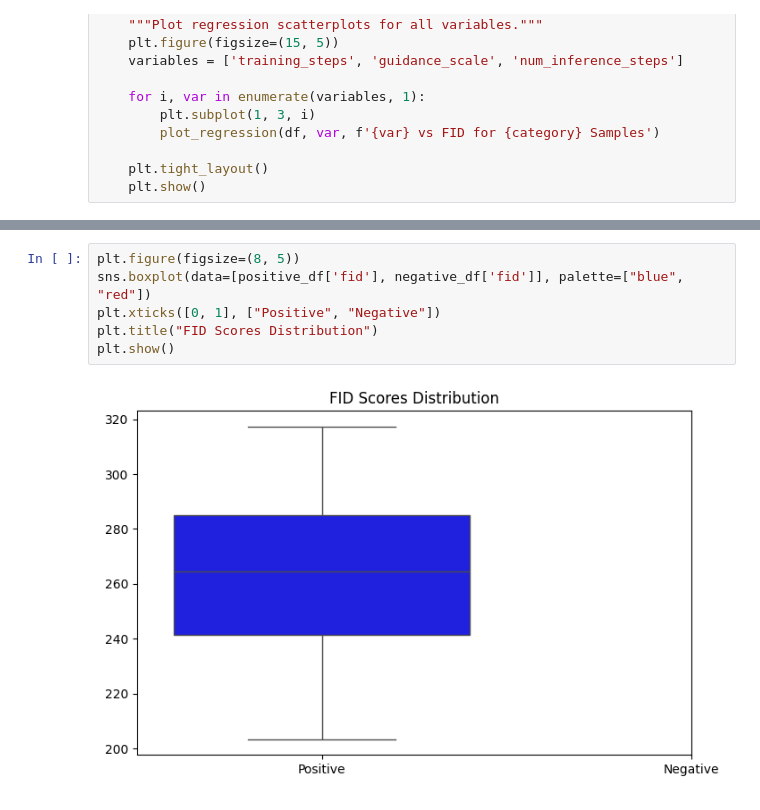
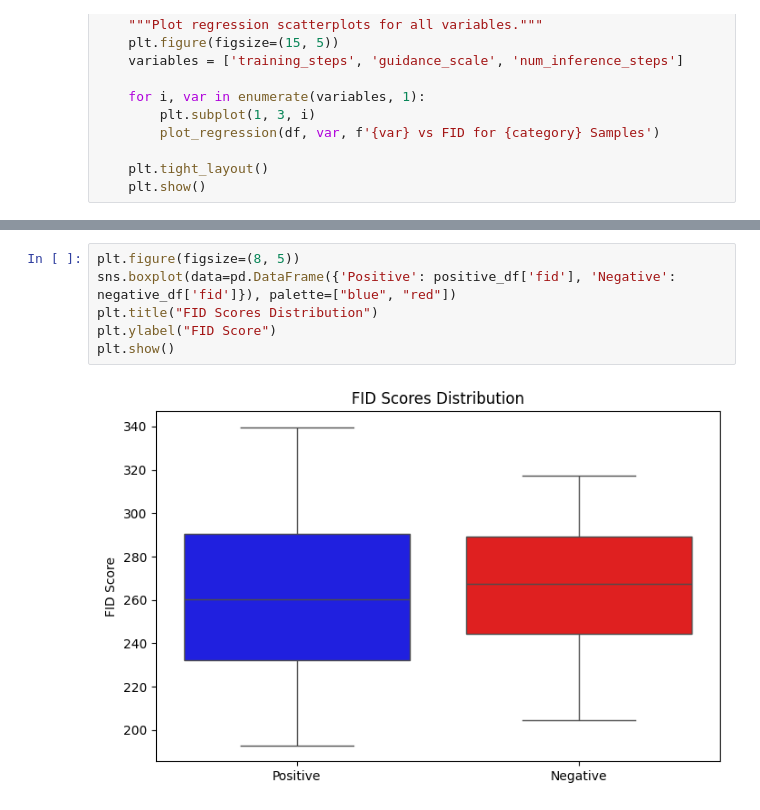
Before and after one commit to olmobaldoni/bio_project, a Jupyter notebook: results_analysis/result_analysis.ipynb, the cells around one changed output, grey strips where cells are left out. Drawn from its saved outputs; the diff is of its cells as text.

```diff
--- a/results_analysis/result_analysis.ipynb
+++ b/results_analysis/result_analysis.ipynb
@@ -215,8 +218,8 @@ plot_all_regressions(negative_df, "Negative")
 # %%
 plt.figure(figsize=(8, 5))
-sns.boxplot(data=[positive_df['fid'], negative_df['fid']], palette=["blue", "red"])
-plt.xticks([0, 1], ["Positive", "Negative"])
+sns.boxplot(data=pd.DataFrame({'Positive': positive_df['fid'], 'Negative': negative_df['fid']}), palette=["blue", "red"])
 plt.title("FID Scores Distribution")
+plt.ylabel("FID Score")
 plt.show()
 # %% [output]
-[figure, old version]
+[figure, new version]
```
Also changed, not shown: parts of 6 cells of this notebook, 2 other files.
